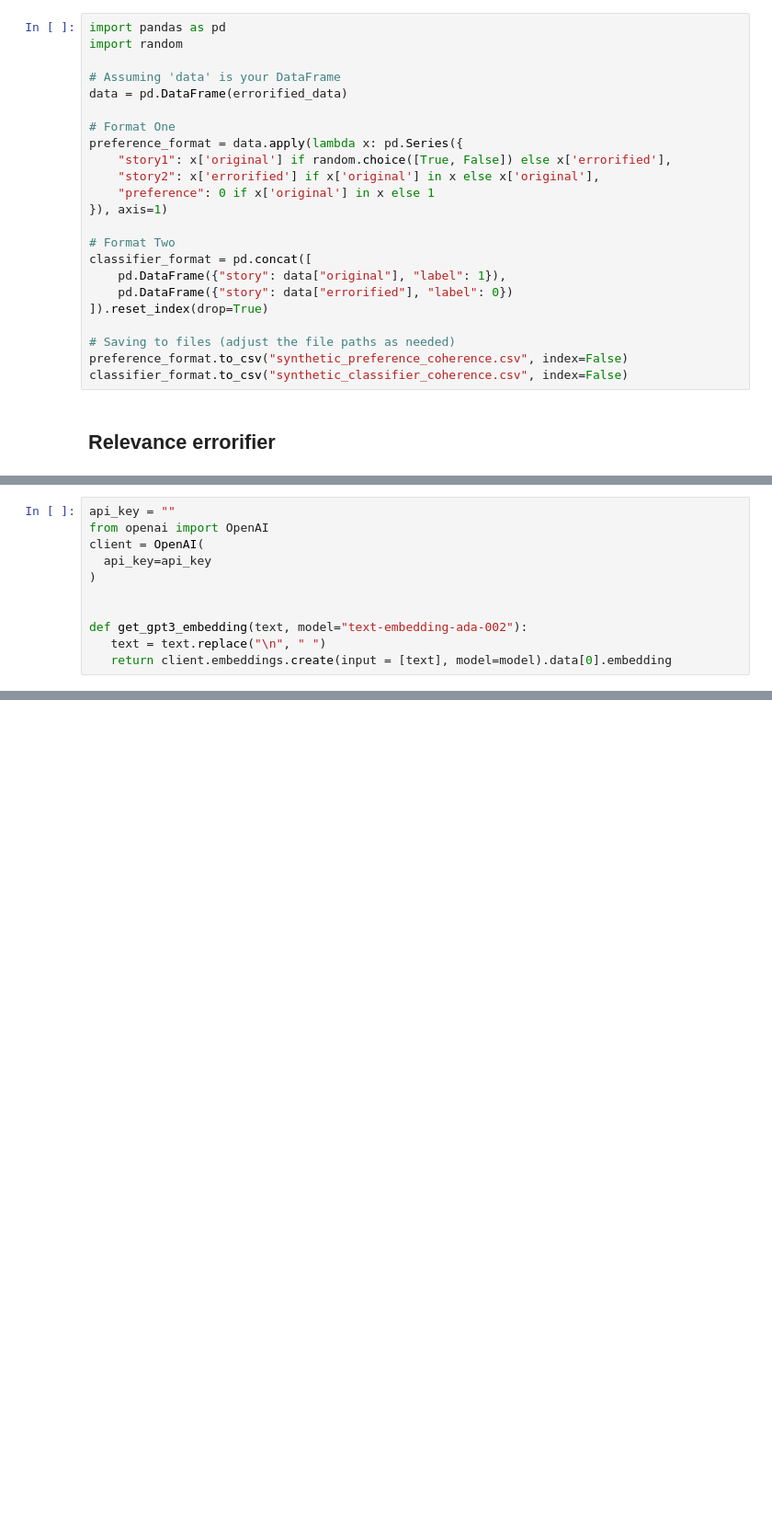
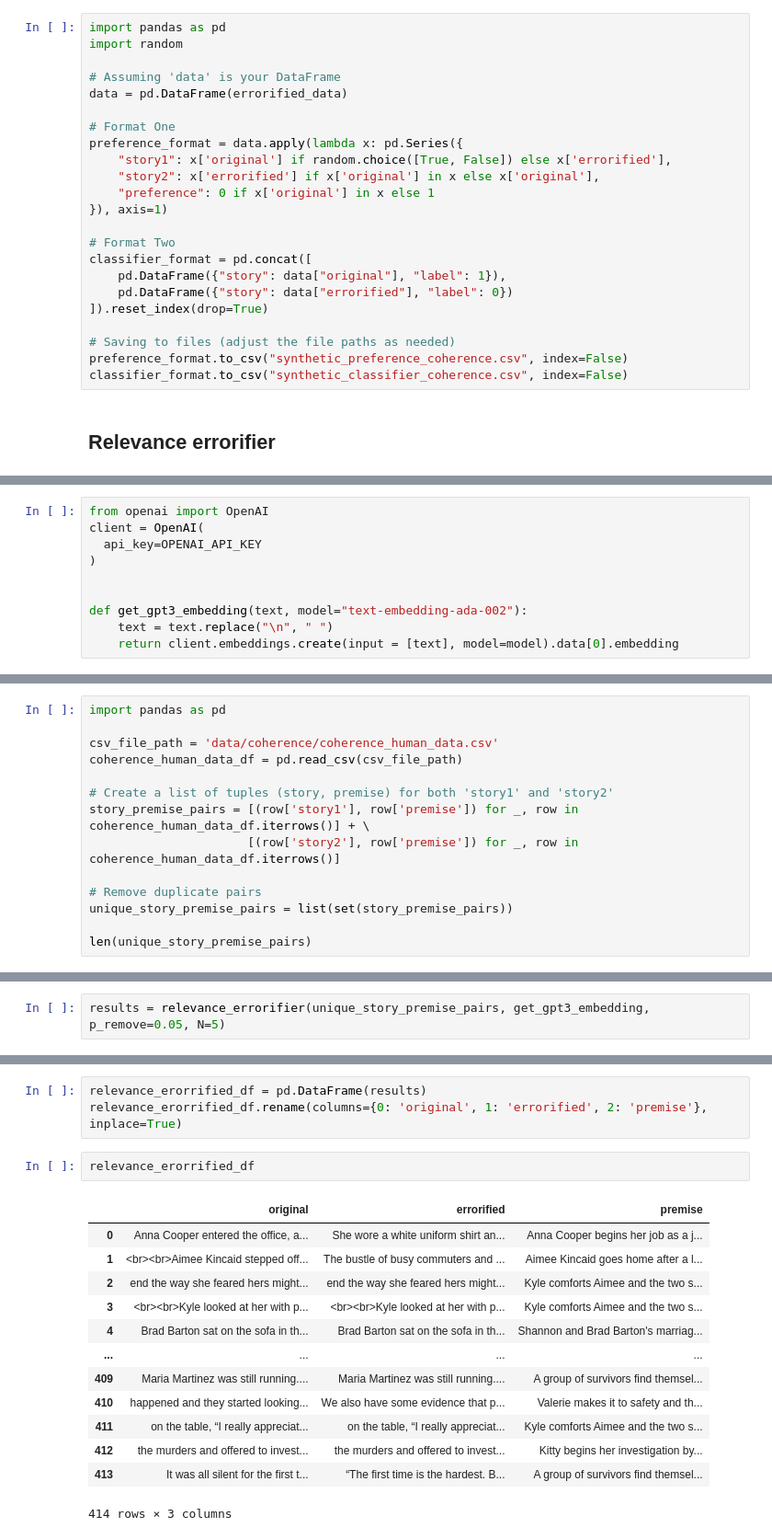
Before and after one commit to Lenguist/long-narrative-generation, a Jupyter notebook: synthetic-data.ipynb, the cells around one changed output, grey strips where cells are left out. Shown at 92% size. Cells and saved outputs as stored; diff of their text form; blank space fills up the shorter version.

```diff
--- a/synthetic-data.ipynb
+++ b/synthetic-data.ipynb
@@ -143,15 +142,14 @@ classifier_format.to_csv("synthetic_classifier_coherence.csv", index=False)
 # each of those should introduce a relevance error
 # %%
-api_key = ""
 from openai import OpenAI
 client = OpenAI(
-  api_key=api_key
+  api_key=OPENAI_API_KEY
 )
 
 
 def get_gpt3_embedding(text, model="text-embedding-ada-002"):
-   text = text.replace("\n", " ")
-   return client.embeddings.create(input = [text], model=model).data[0].embedding
+    text = text.replace("\n", " ")
+    return client.embeddings.create(input = [text], model=model).data[0].embedding
 # %%
 import random
 import numpy as np
@@ -213,0 +225,14 @@ NameError: name 'get_embedding' is not defined
+# %%
+import pandas as pd
+
+csv_file_path = 'data/coherence/coherence_human_data.csv'
+coherence_human_data_df = pd.read_csv(csv_file_path)
+
+# Create a list of tuples (story, premise) for both 'story1' and 'story2'
+story_premise_pairs = [(row['story1'], row['premise']) for _, row in coherence_human_data_df.iterrows()] + \
+                      [(row['story2'], row['premise']) for _, row in coherence_human_data_df.iterrows()]
+
+# Remove duplicate pairs
+unique_story_premise_pairs = list(set(story_premise_pairs))
+
+len(unique_story_premise_pairs)
@@ -213,0 +241,2 @@ NameError: name 'get_embedding' is not defined
+# %%
+results = relevance_errorifier(unique_story_premise_pairs, get_gpt3_embedding, p_remove=0.05, N=5)
@@ -213,0 +253,19 @@ NameError: name 'get_embedding' is not defined
+# %%
+relevance_erorrified_df = pd.DataFrame(results)
+relevance_erorrified_df.rename(columns={0: 'original', 1: 'errorified', 2: 'premise'}, inplace=True)
+# %%
+relevance_erorrified_df
+# %% [output]
+|  | original | errorified | premise |
+| 0 | Anna Cooper entered the office, a... | She wore a white uniform shirt an... | Anna Cooper begins her job as a j... |
+| 1 | <br><br>Aimee Kincaid stepped off... | The bustle of busy commuters and ... | Aimee Kincaid goes home after a l... |
+| 2 | end the way she feared hers might... | end the way she feared hers might... | Kyle comforts Aimee and the two s... |
+| 3 | <br><br>Kyle looked at her with p... | <br><br>Kyle looked at her with p... | Kyle comforts Aimee and the two s... |
+| 4 | Brad Barton sat on the sofa in th... | Brad Barton sat on the sofa in th... | Shannon and Brad Barton's marriag... |
+| ... | ... | ... | ... |
+| 409 | Maria Martinez was still running.... | Maria Martinez was still running.... | A group of survivors find themsel... |
+| 410 | happened and they started looking... | We also have some evidence that p... | Valerie makes it to safety and th... |
+| 411 | on the table, “I really appreciat... | on the table, “I really appreciat... | Kyle comforts Aimee and the two s... |
+| 412 | the murders and offered to invest... | the murders and offered to invest... | Kitty begins her investigation by... |
+| 413 | It was all silent for the first t... | “The first time is the hardest. B... | A group of survivors find themsel... |
+414 rows × 3 columns
```
Also changed, not shown: parts of 6 cells of this notebook, 6 other files.
